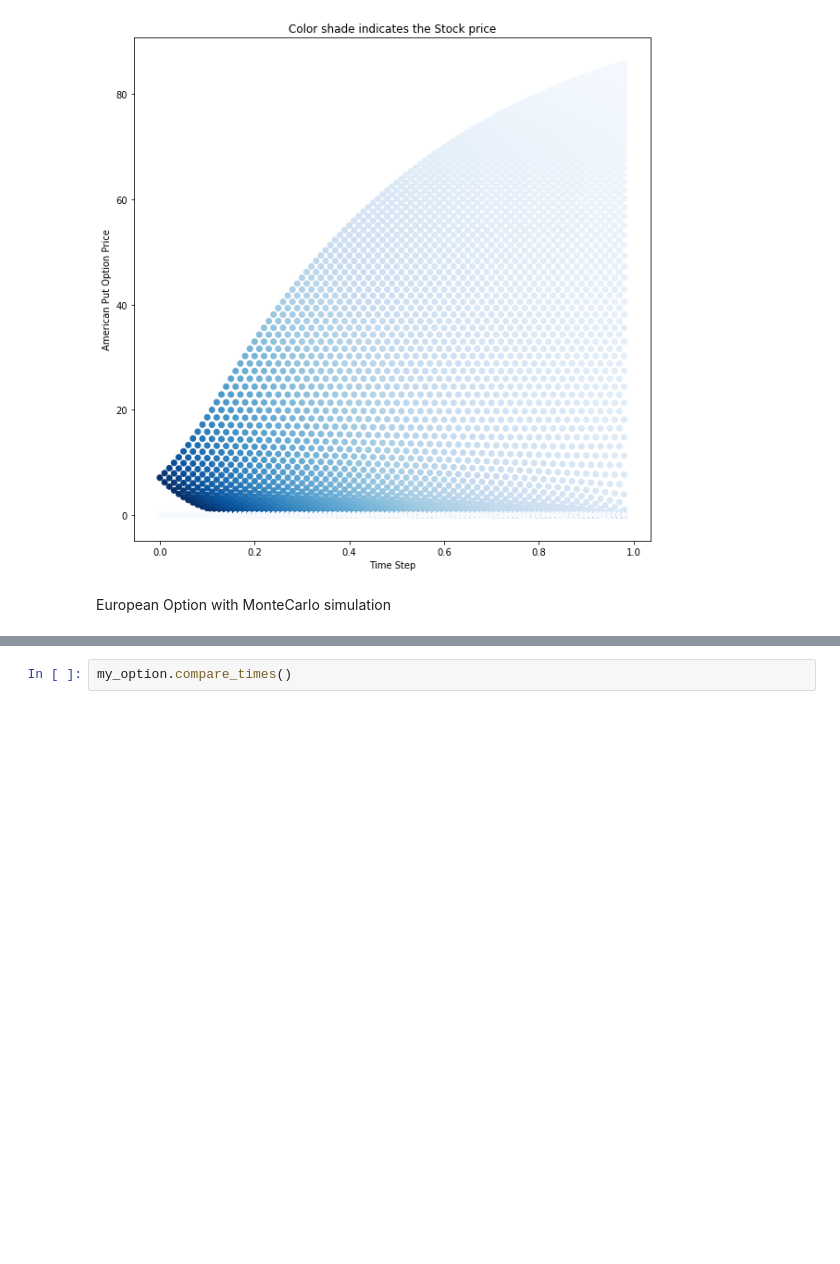
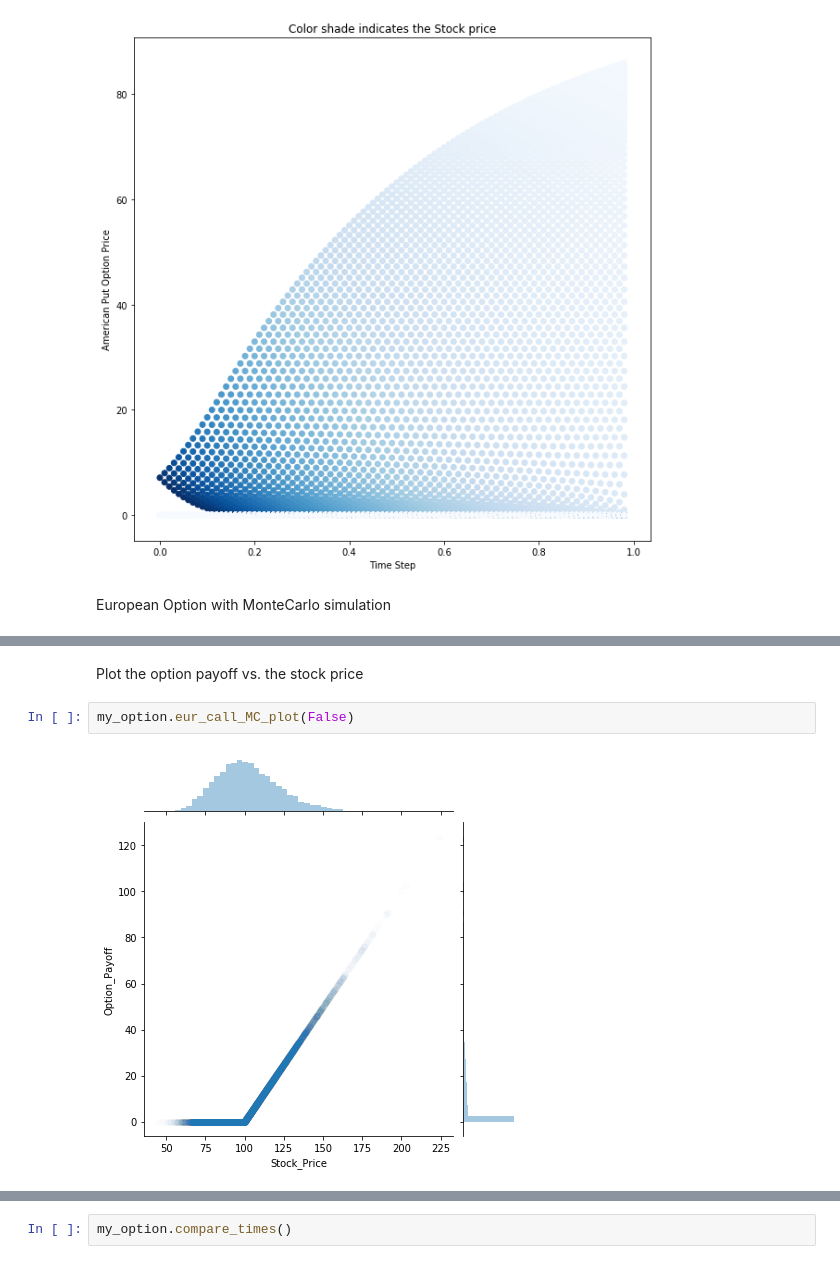
Before and after one commit to jecabcas/library1, a Jupyter notebook: Options_Pricing.ipynb, the cells around one changed output, grey strips where cells are left out. Saved outputs shown, nothing was run; the diff lists cells and outputs as text; blank space fills up the shorter version.

```diff
--- a/Options_Pricing.ipynb
+++ b/Options_Pricing.ipynb
@@ -587,0 +664,6 @@ my_option.european_put_MC()
+# %% [markdown]
+Plot the option payoff vs. the stock price
+# %%
+my_option.eur_call_MC_plot(False)
+# %% [output]
+[figure, added]
```
Also changed, not shown: parts of 8 cells of this notebook.
